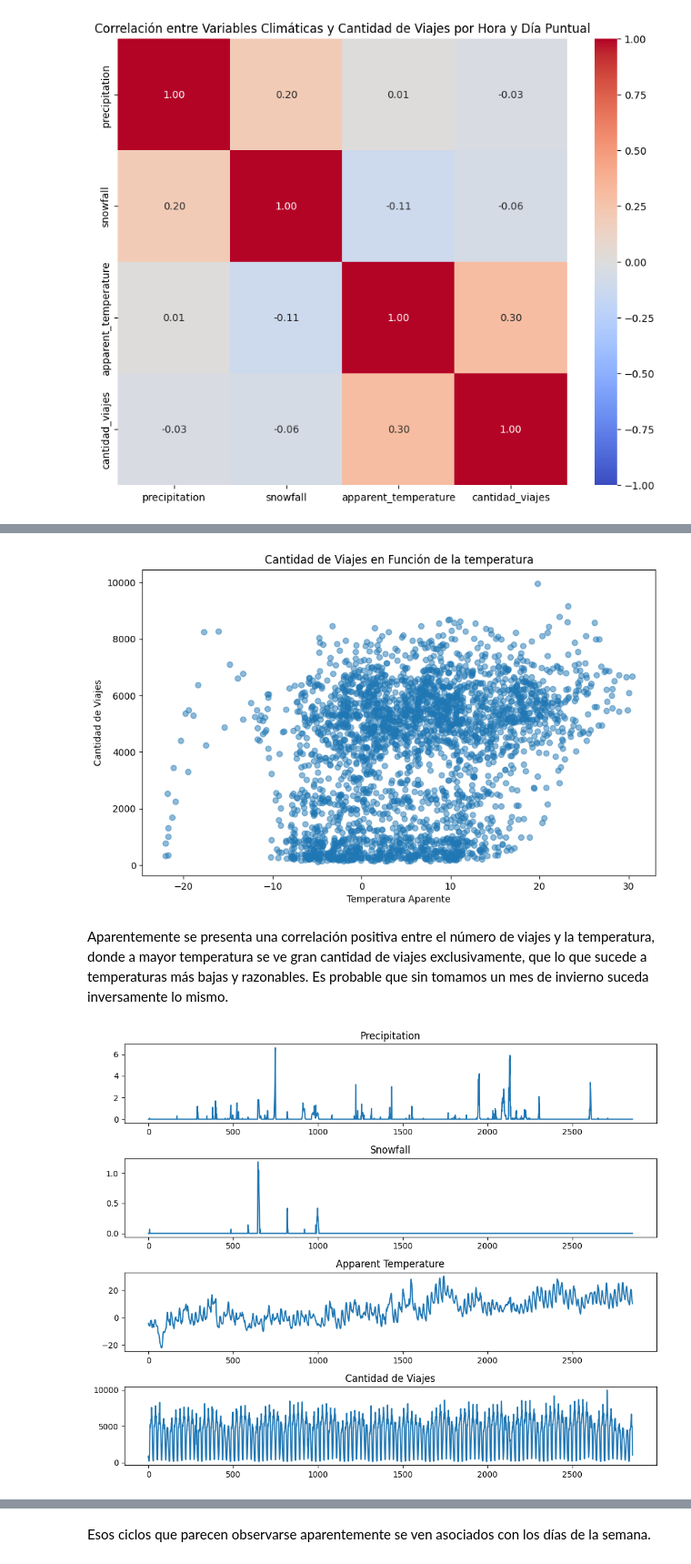
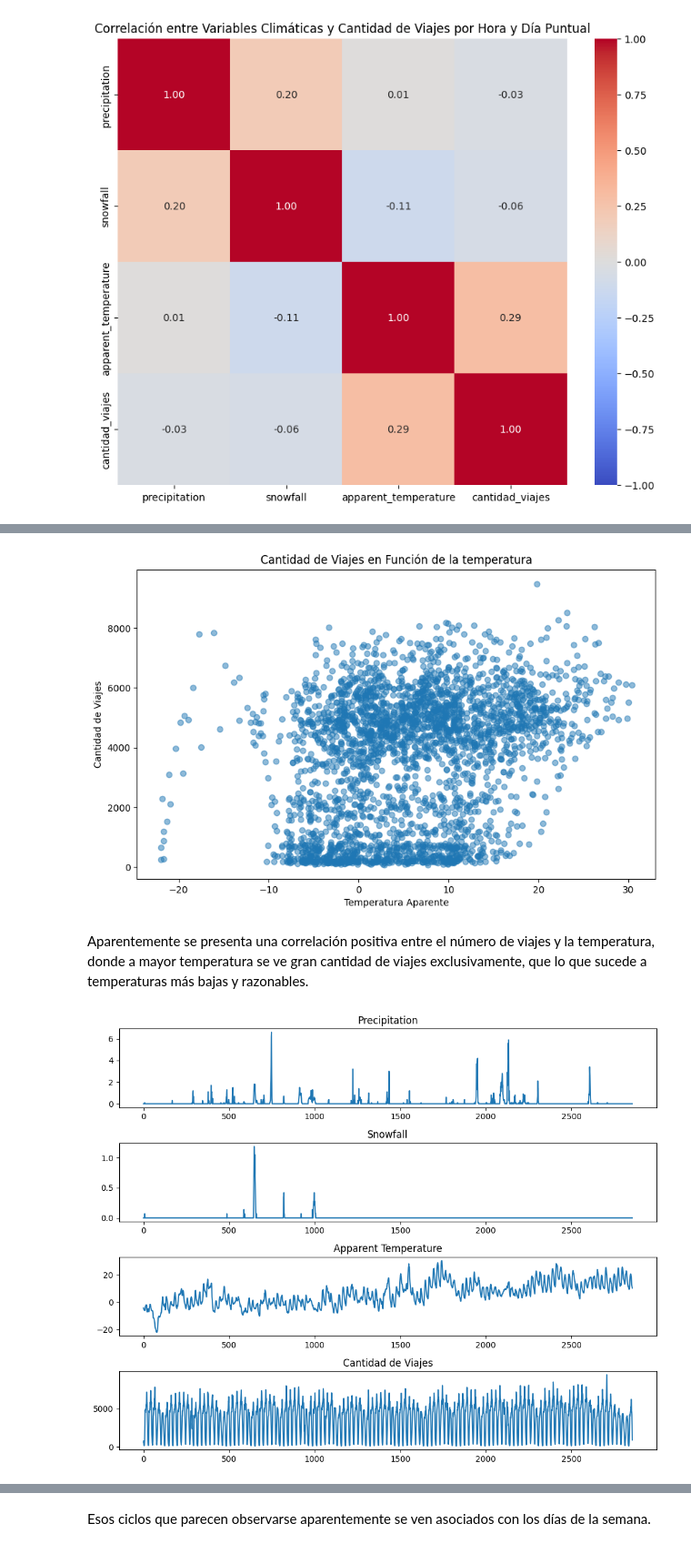
Before and after one commit to ramirou2/taxiGreen_models, a Jupyter notebook: EDA_models.ipynb, the cells around one changed output, grey strips where cells are left out. Shown at 91% size. Cells and saved outputs as stored; diff of their text form; code cells hidden in the pictures.

```diff
--- a/EDA_models.ipynb
+++ b/EDA_models.ipynb
@@ -29,6 +31,7 @@ def wea_data(start_date, end_date):
 
 def prep_data(clima_data, path_taxi, zones, start_date, end_date):
     files = os.listdir(path_taxi)
+    files = [file for file in files if file.endswith('.parquet')]
     data = pd.DataFrame()
     for file in files:
         df = pd.read_parquet(path_taxi + file)
@@ -69,6 +72,7 @@ def prep_data(clima_data, path_taxi, zones, start_date, end_date):
 
 def merge_data(path_taxi, zones, start_date, end_date):
     files = os.listdir(path_taxi)
+    files = [file for file in files if file.endswith('.parquet')]
     data = pd.DataFrame()
     for file in files:
         df = pd.read_parquet(path_taxi + file)
@@ -194,7 +200,8 @@ sin_outlier_agrupados = data_filtered.groupby(['time']).agg({
     'precipitation': 'first',
     'snowfall': 'first',
     'apparent_temperature': 'first',
-    'trip_distance': 'sum' }).join( data_filtered.groupby(['time']).size().reset_index(name='cantidad_viajes').set_index(['time']))
+    'trip_distance': 'sum',
+    'total_amount':'sum'}).join( data_filtered.groupby(['time']).size().reset_index(name='cantidad_viajes').set_index(['time']))
 
 sin_outlier_agrupados['time'] = sin_outlier_agrupados.index
 sin_outlier_agrupados['day_of_week'] = sin_outlier_agrupados['time'].dt.dayofweek  # 0=lunes, 1=martes, ..., 6=domingo
@@ -275,31 +288,31 @@ plt.show()
 # %%
 plt.figure(figsize=(10, 6))
-plt.scatter(data['apparent_temperature'], data['cantidad_viajes'], cmap='coolwarm', alpha=0.5)
+plt.scatter(sin_outlier_agrupados['apparent_temperature'], sin_outlier_agrupados['cantidad_viajes'], cmap='coolwarm', alpha=0.5)
 plt.xlabel('Temperatura Aparente')
 plt.ylabel('Cantidad de Viajes')
 plt.title('Cantidad de Viajes en Función de la temperatura')
 plt.show()
 # %% [output]
-[figure, old version]
+[figure, new version]
 # %% [markdown]
-Aparentemente se presenta una correlación positiva entre el número de viajes y la temperatura, donde a mayor temperatura se ve gran cantidad de viajes exclusivamente, que lo que sucede a temperaturas más bajas y razonables. Es probable que sin tomamos un mes de invierno suceda inversamente lo mismo.
+Aparentemente se presenta una correlación positiva entre el número de viajes y la temperatura, donde a mayor temperatura se ve gran cantidad de viajes exclusivamente, que lo que sucede a temperaturas más bajas y razonables.
 # %%
 # Crear subplots para cada columna
 fig, axes = plt.subplots(nrows=4, ncols=1, figsize=(10, 8))
 
 # Trazar los datos en los subplots
-data['precipitation'].plot(ax=axes[0], title='Precipitation')
-data['snowfall'].plot(ax=axes[1], title='Snowfall')
-data['apparent_temperature'].plot(ax=axes[2], title='Apparent Temperature')
-data['cantidad_viajes'].plot(ax=axes[3], title='Cantidad de Viajes')
+sin_outlier_agrupados['precipitation'].plot(ax=axes[0], title='Precipitation')
+sin_outlier_agrupados['snowfall'].plot(ax=axes[1], title='Snowfall')
+sin_outlier_agrupados['apparent_temperature'].plot(ax=axes[2], title='Apparent Temperature')
+sin_outlier_agrupados['cantidad_viajes'].plot(ax=axes[3], title='Cantidad de Viajes')
 
 # Ajustar el espaciado entre subplots
 plt.tight_layout()
 
 # Mostrar el gráfico
 plt.show()
 # %% [output]
-[figure, old version]
+[figure, new version]
 # %%
 # Calcular los valores promediados por día
 
```
Also changed, not shown: parts of 33 cells of this notebook, 3 other files.
